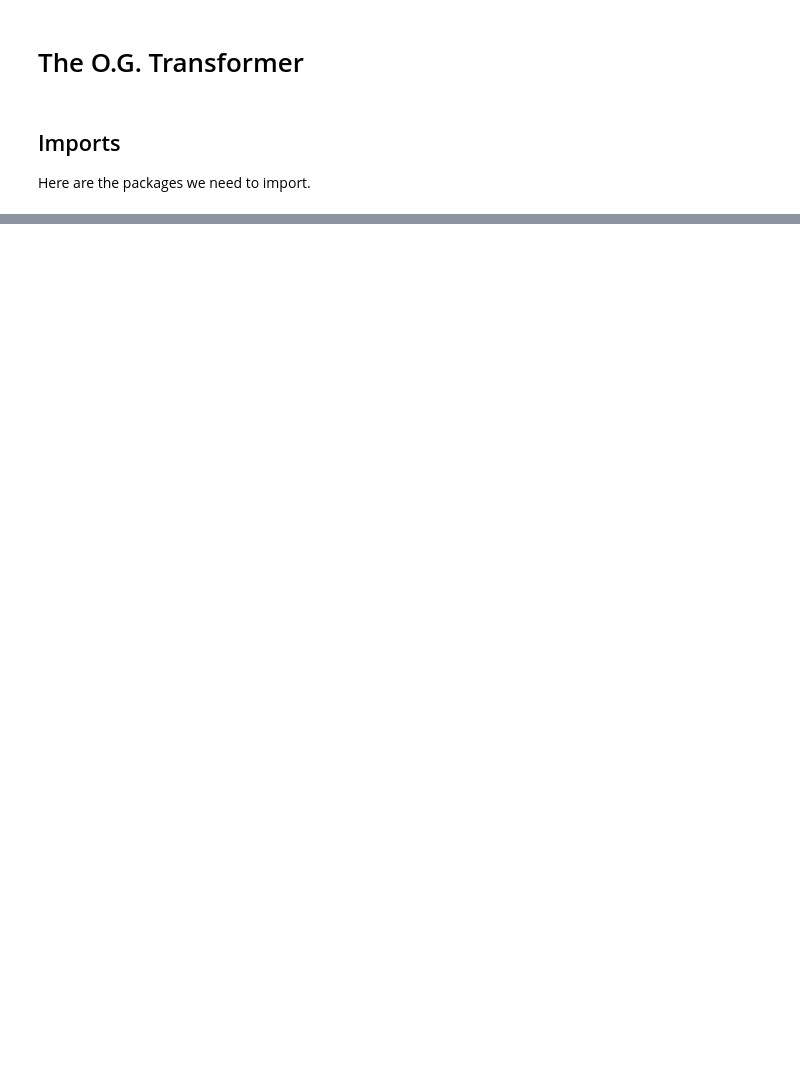
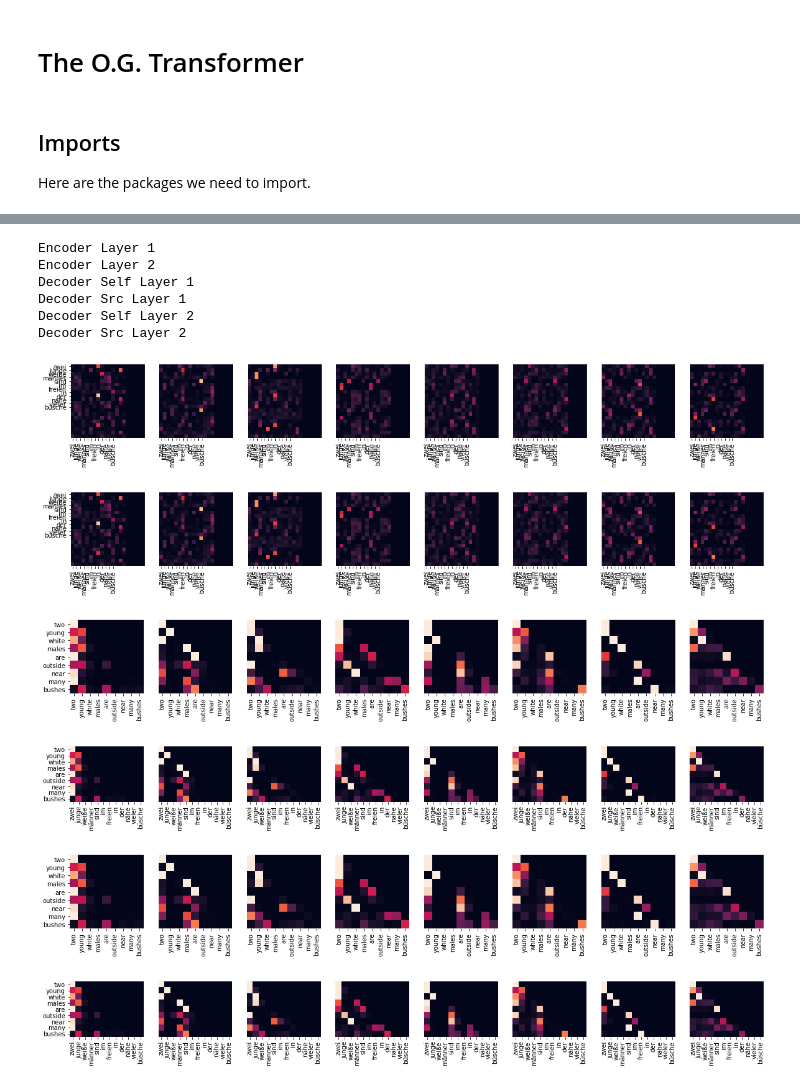
Before and after one commit to will-thompson-k/deeplearning-nlp-models, a Jupyter notebook: nlpmodels/notebooks/transformer/transformer.ipynb, the cells around one changed output, grey strips where cells are left out. Drawn from its saved outputs; the diff is of its cells as text; code cells hidden in the pictures; blank space fills up the shorter version.

Commit message:
** Added more docstring info. ** Completed notebook tutorial of how to run Transformer model. ** Added attention plots. ** Ran quick run of model. ** Cleaned up errata.

```diff
--- a/nlpmodels/notebooks/transformer/transformer.ipynb
+++ b/nlpmodels/notebooks/transformer/transformer.ipynb
@@ -24,13 +25,13 @@ args = Namespace(
     dim_model = 512,
     dim_ffn = 2048,
     num_heads = 8,
-    max_sequence_length = 100, #original value = 1000
+    max_sequence_length = 20, #original value = 1000
     dropout = 0.1,
     # Label smoothing loss function hyper-parameters
     label_smoothing = 0.1,
     # Training hyper-parameters
-    num_epochs=30,
+    num_epochs=15,
     learning_rate=0.0,
-    batch_size = 50,
+    batch_size = 128,
 )
 # %%
@@ -48,0 +53,44 @@ AssertionError:
+# %%
+import seaborn
+import matplotlib.pyplot as plt
+source = ['zwei', 'junge', 'weiße', 'männer', 'sind', 'im', 'freien', 'in', 'der', 'nähe', 'vieler', 'büsche']
+target = ['two', 'young', 'white', 'males', 'are', 'outside', 'near', 'many', 'bushes']
+def draw(data, x, y, ax):
+    seaborn.heatmap(data,
+                    xticklabels=x, square=True, yticklabels=y, vmin=0.0, vmax=1.0,
+                    cbar=False, ax=ax)
+
+for layer in [0,1]:
+    fig, axs = plt.subplots(1,8, figsize=(20, 10))
+    print("Encoder Layer", layer+1)
+    for h in range(8):
+        draw(model._encoder_block._layers[layer]._self_attention._attention_tensor[0, h].data,
+            source, source if h ==0 else [], ax=axs[h])
+    plt.show()
+
+for layer in [0,1]:
+    fig, axs = plt.subplots(1,8, figsize=(20, 10))
+    print("Decoder Self Layer", layer+1)
+    for h in range(8):
+        draw(model._decoder_block._layers[layer]._self_attention._attention_tensor[0, h].data[:len(target), :len(target)],
+            target, target if h ==0 else [], ax=axs[h])
+    plt.show()
+    print("Decoder Src Layer", layer+1)
+    fig, axs = plt.subplots(1,8, figsize=(20, 10))
+    for h in range(8):
+        draw(model._decoder_block._layers[layer]._self_attention._attention_tensor[0, h].data[:len(target), :len(source)],
+            source, target if h ==0 else [], ax=axs[h])
+    plt.show()
+# %% [output]
+Encoder Layer 1
+Encoder Layer 2
+Decoder Self Layer 1
+Decoder Src Layer 1
+Decoder Self Layer 2
+Decoder Src Layer 2
+[figure, added]
+[figure, added]
+[figure, added]
+[figure, added]
+[figure, added]
+[figure, added]
```
Also changed, not shown: parts of 6 cells of this notebook, 10 other files.
